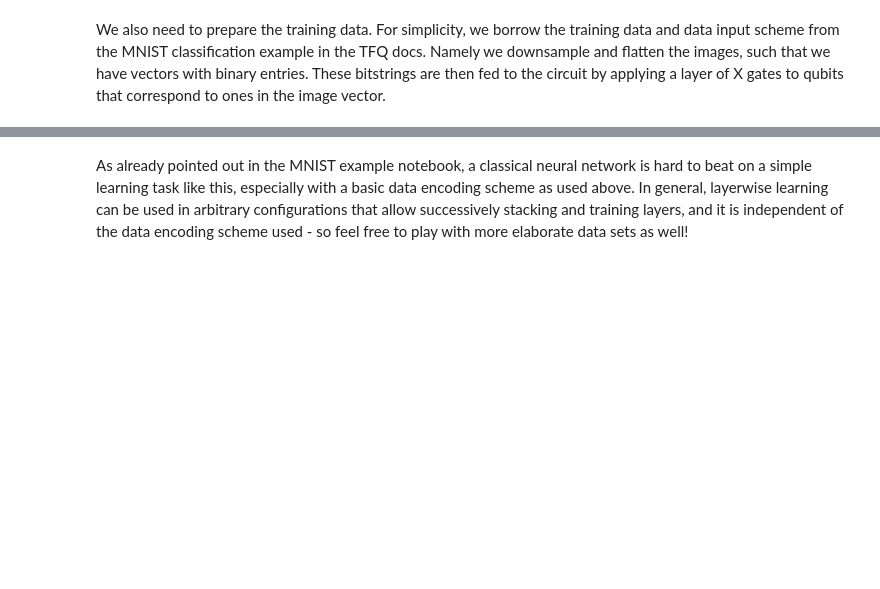
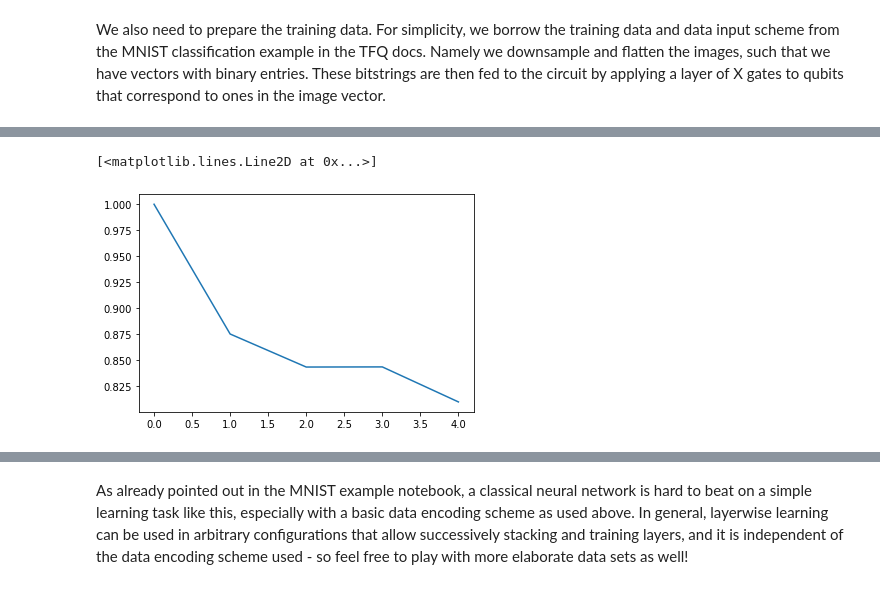
Before and after one commit to tensorflow/quantum, a Jupyter notebook: layerwise_learning/layerwise_learning.ipynb, the cells around one changed output, grey strips where cells are left out. Saved outputs shown, nothing was run; the diff lists cells and outputs as text; code cells hidden in the pictures; blank space fills up the shorter version.

```diff
--- a/layerwise_learning/layerwise_learning.ipynb
+++ b/layerwise_learning/layerwise_learning.ipynb
@@ -207,0 +246,5 @@ for layer_id in range(n_layer_steps):
+# %%
+plt.plot(training_history)
+# %% [output]
+[<matplotlib.lines.Line2D at 0x...>]
+[figure, added]
```
Also changed, not shown: parts of 10 cells of this notebook.
